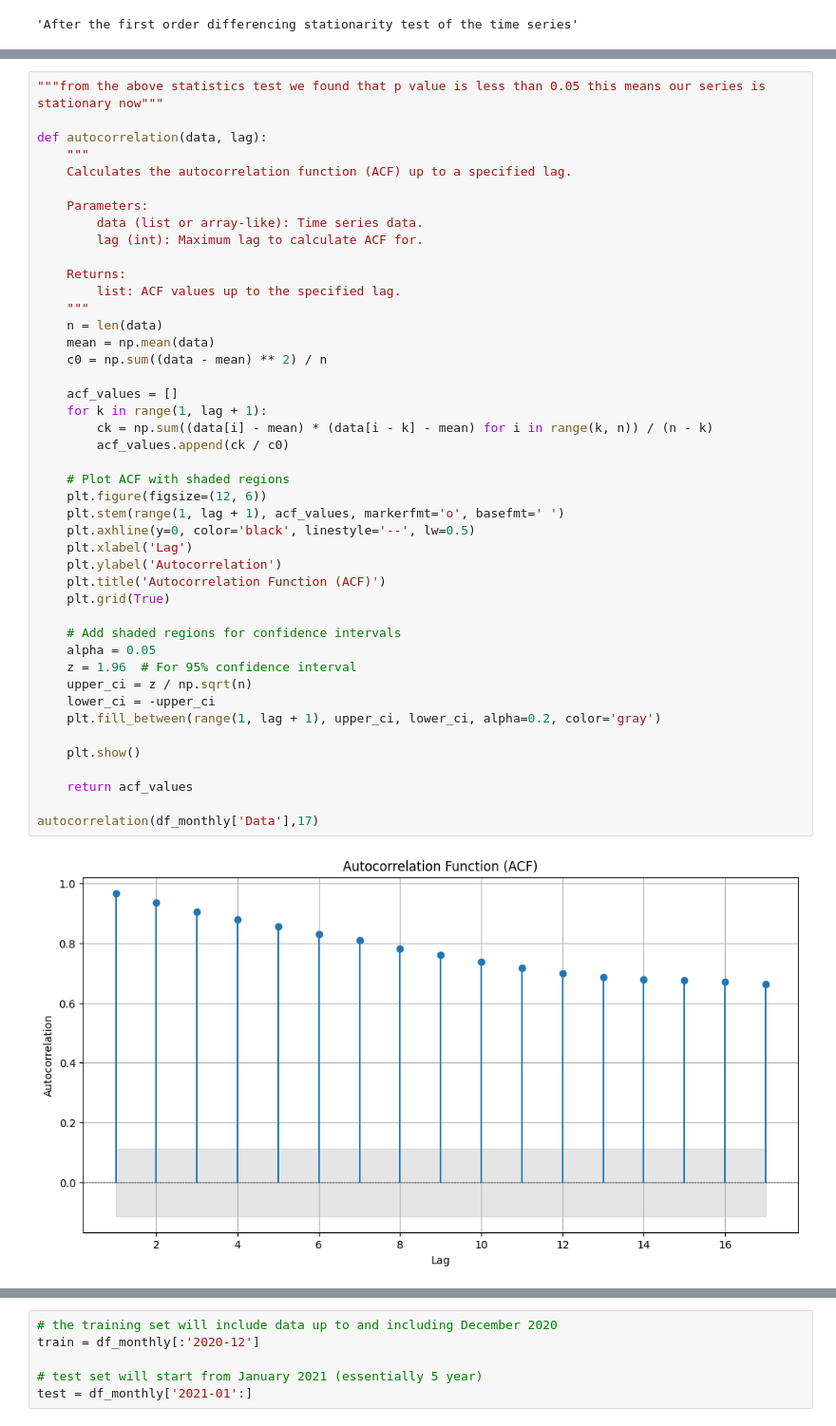
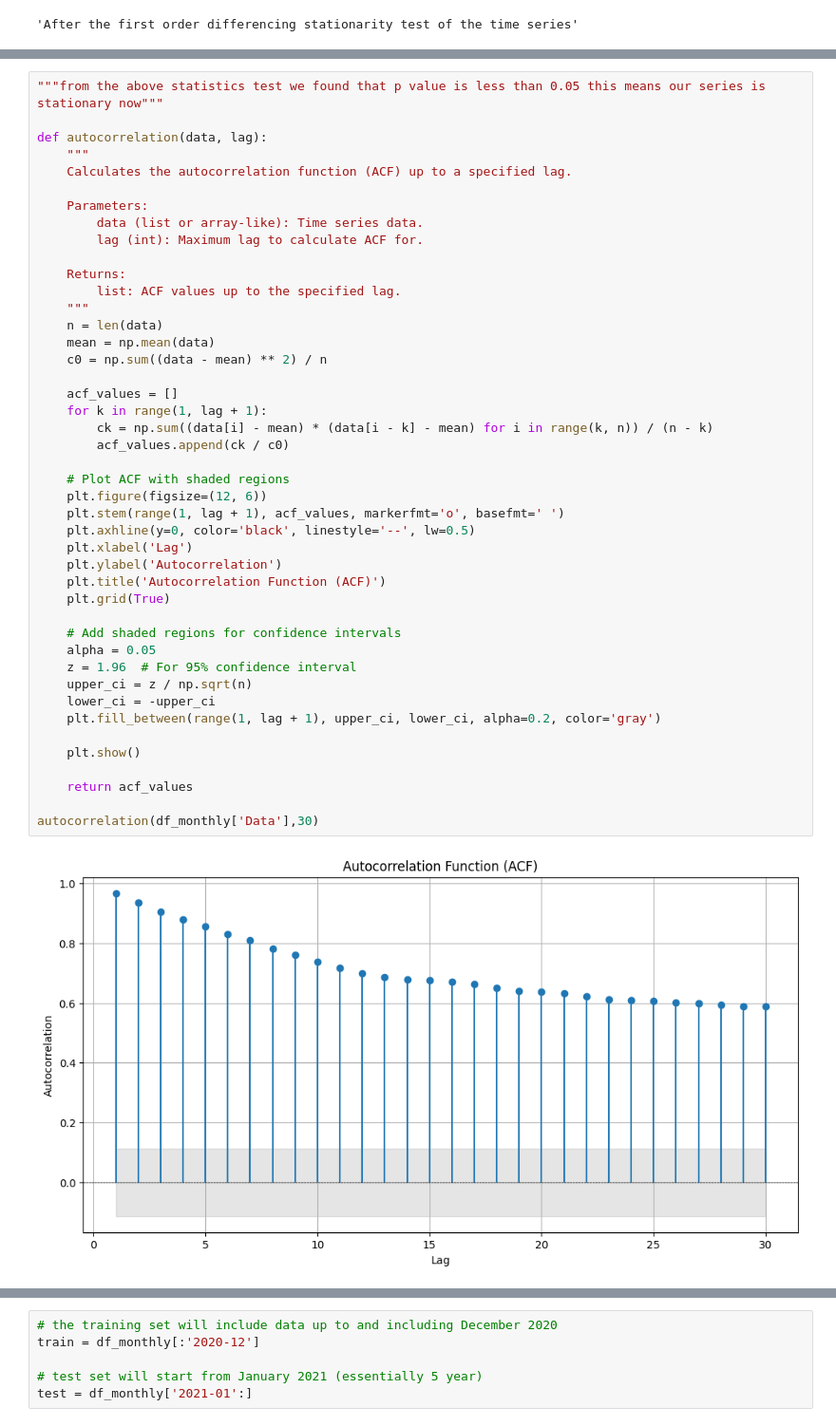
Before and after one commit to DishantB0411/RTSM_2025, a Jupyter notebook: AMEX_Stock_price_Prediction.ipynb, the cells around one changed output, grey strips where cells are left out. Shown at 95% size. Cells and saved outputs as stored; diff of their text form.

```diff
--- a/AMEX_Stock_price_Prediction.ipynb
+++ b/AMEX_Stock_price_Prediction.ipynb
@@ -384,35 +523,35 @@ def autocorrelation(data, lag):
     n = len(data)
     mean = np.mean(data)
     c0 = np.sum((data - mean) ** 2) / n
 
     acf_values = []
     for k in range(1, lag + 1):
         ck = np.sum((data[i] - mean) * (data[i - k] - mean) for i in range(k, n)) / (n - k)
         acf_values.append(ck / c0)
 
     # Plot ACF with shaded regions
     plt.figure(figsize=(12, 6))
     plt.stem(range(1, lag + 1), acf_values, markerfmt='o', basefmt=' ')
     plt.axhline(y=0, color='black', linestyle='--', lw=0.5)
     plt.xlabel('Lag')
     plt.ylabel('Autocorrelation')
     plt.title('Autocorrelation Function (ACF)')
     plt.grid(True)
 
     # Add shaded regions for confidence intervals
     alpha = 0.05
     z = 1.96  # For 95% confidence interval
     upper_ci = z / np.sqrt(n)
     lower_ci = -upper_ci
     plt.fill_between(range(1, lag + 1), upper_ci, lower_ci, alpha=0.2, color='gray')
 
     plt.show()
 
     return acf_values
 
-autocorrelation(df_monthly['Data'],17)
+autocorrelation(df_monthly['Data'],30)
 # %% [output]
-[figure, old version]
+[figure, new version]
 [np.float32(0.9676184),
  np.float32(0.9348815),
  np.float32(0.90547806),
```
Also changed, not shown: parts of 9 cells of this notebook.
